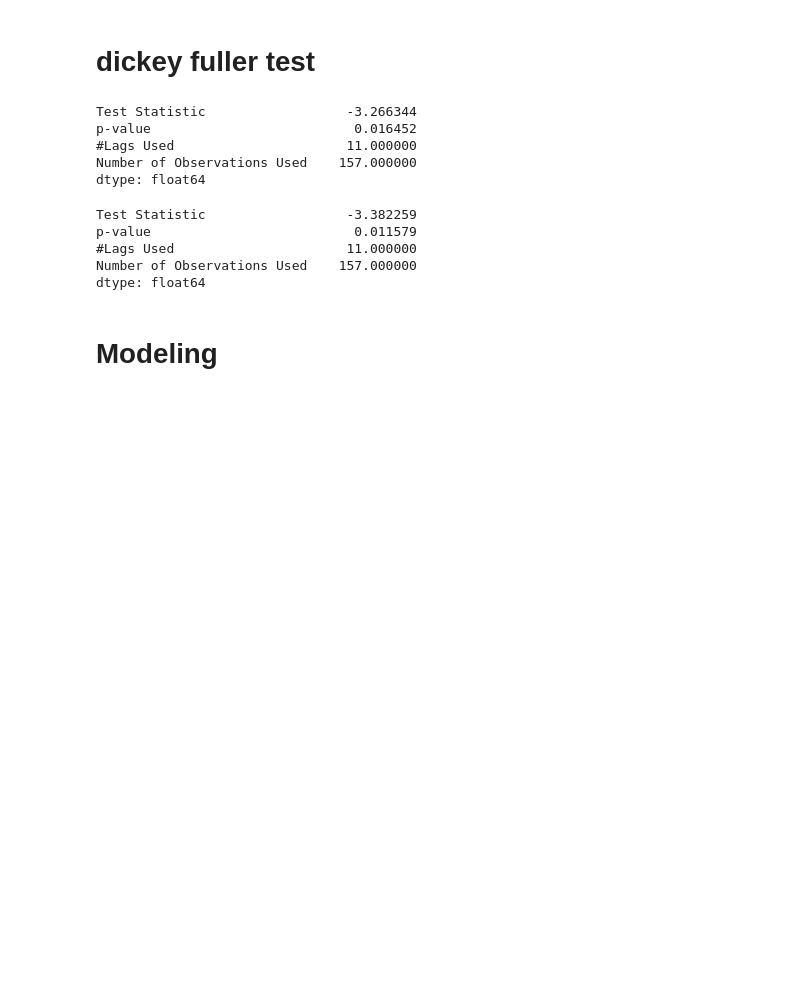
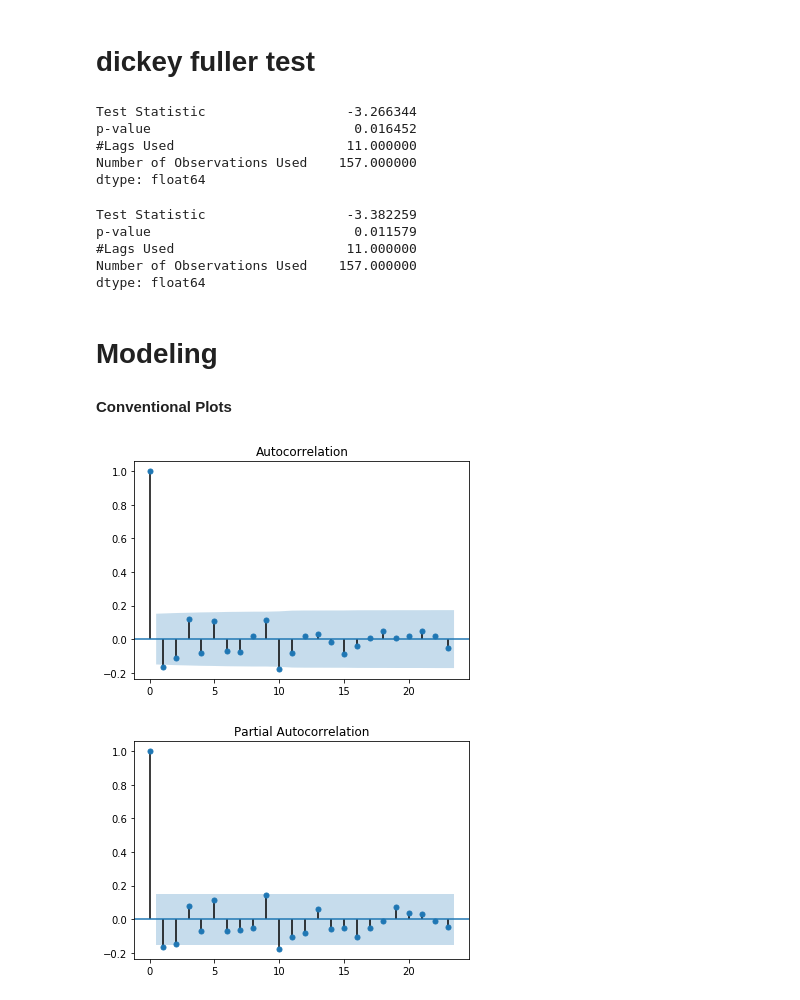
Before and after one commit to rmei97/avocado_prices, a Jupyter notebook: data_exploration_r.ipynb, the cells around one changed output. Saved outputs shown, nothing was run; the diff lists cells and outputs as text; code cells hidden in the pictures; blank space fills up the shorter version.

```diff
--- a/data_exploration_r.ipynb
+++ b/data_exploration_r.ipynb
@@ -348,3 +350,12 @@ from statsmodels.graphics.tsaplots import plot_pacf
 from statsmodels.graphics.tsaplots import plot_acf
 from statsmodels.tsa.arima_model import ARIMA
 from statsmodels.tsa.arima_model import ARMA
+# %% [markdown]
+**Conventional Plots**
+# %%
+plot_acf(conventional_final)
+plot_pacf(conventional_final)
+plt.show()
+# %% [output]
+[figure, added]
+[figure, added]
```
Also changed, not shown: parts of 3 cells of this notebook.
